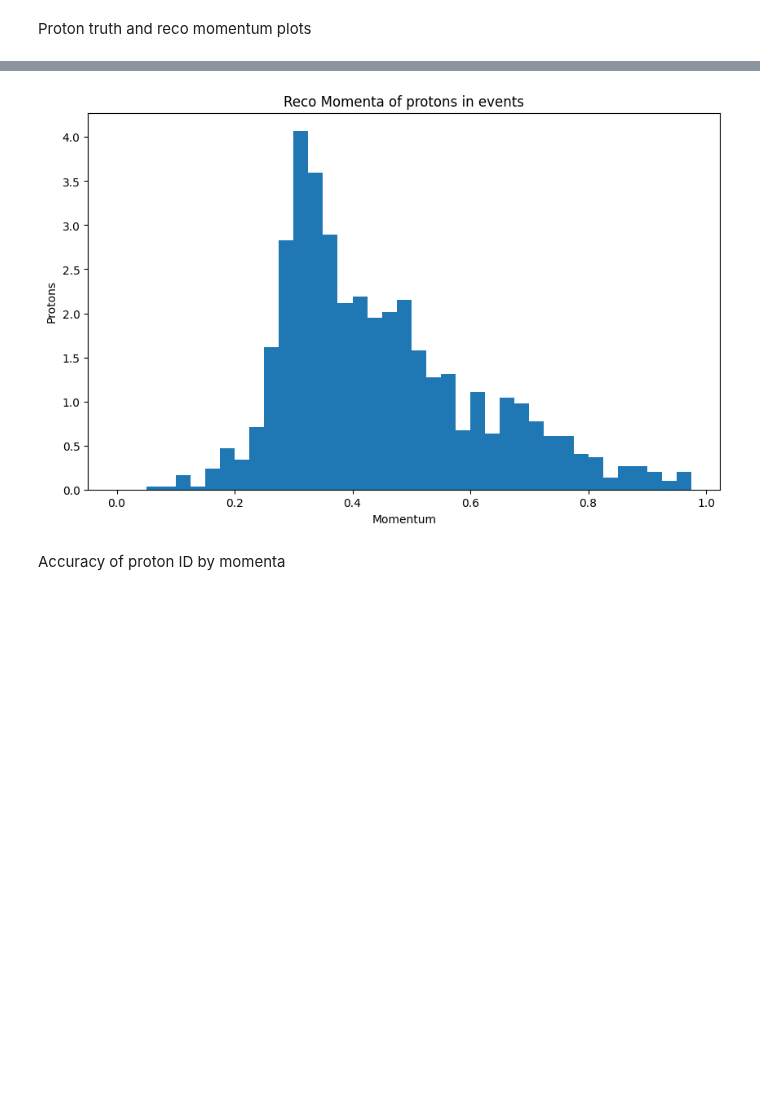
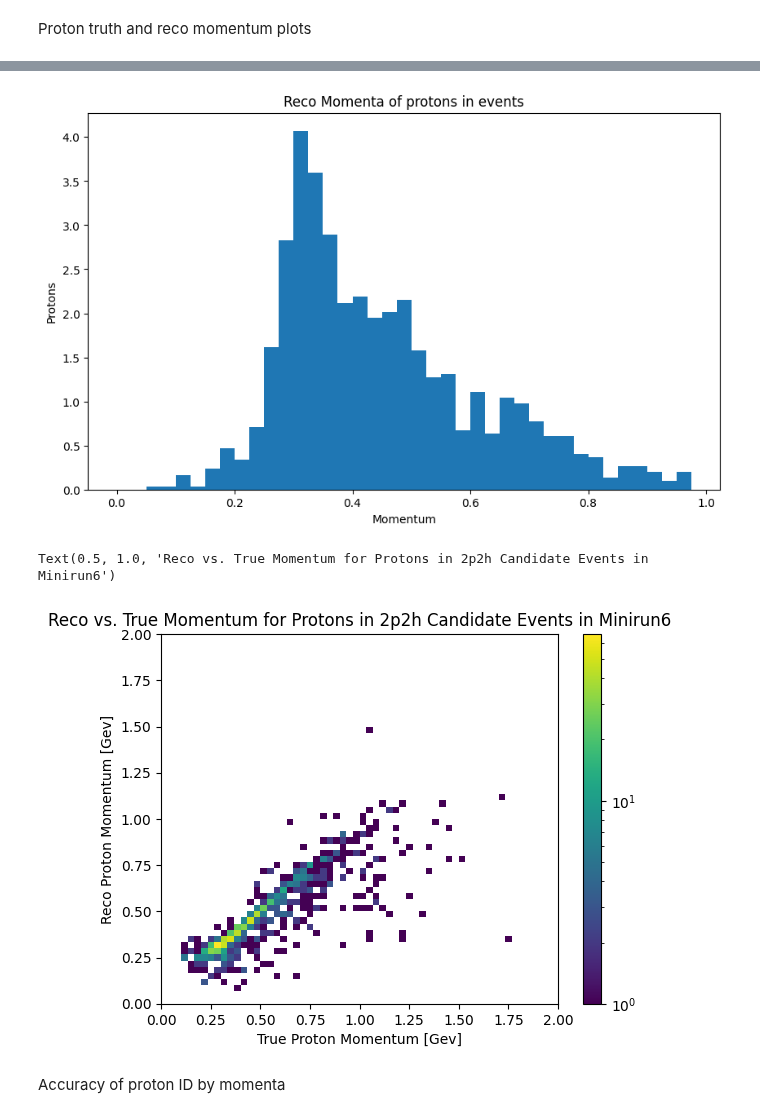
Before and after one commit to ZaeMoore/2x2_CAF, a Jupyter notebook: purity_efficiency/purity_efficiency.ipynb, the cells around one changed output, grey strips where cells are left out. Saved outputs shown, nothing was run; the diff lists cells and outputs as text; code cells hidden in the pictures; blank space fills up the shorter version.

```diff
--- a/purity_efficiency/purity_efficiency.ipynb
+++ b/purity_efficiency/purity_efficiency.ipynb
@@ -104,17 +108,18 @@ Efficiency = Number of true signal events that pass all cuts/Number of true sign
 Signal means the reconstructed event is the "signal" we are looking for (reco passes the cuts) <br>
 True means the truth level event is what we are looking for (truth passes the cuts)
 # %%
-#Arrays to save information
+#Arrays to save information on whether each event passes reco and true cuts
 true_signal_event = []
 true_event = []
 signal_event = []
 
-#For plots (save from reco information)
+#Reco momentum and proton angle information
 leading_p_p = []
 recoil_p_p = []
+muon_p = []
 theta_pp = []
 
-#Reco and true proton momentum and neutrino energy for plots
+#Reco and true proton momentum and neutrino energy
 true_proton_p = []
 reco_proton_p = []
 true_nu_momentum = []
@@ -123,6 +128,10 @@ true_nu_momentum = []
 true_proton_id = []
 reco_proton_id = []
 acc_proton_p = []
+
+#Proton true and reco momentum for 2D histogram
+hist_proton_truep = []
+hist_proton_recop = []
 
 #Loop through each file index
 for file_idx in np.unique(file_index):
@@ -187,12 +196,11 @@ for file_idx in np.unique(file_index):
     #Loop through each event in the file
     for ev in np.unique(event):
 
-        reco_passes = 0
-        truth_passes = 0
         reco_pdg_ev = reco_pdg[event == ev]
         true_pdg_ev = true_pdg[event == ev]
 
-        reco_passes = reco_cuts(reco_pdg[event == ev], reco_p_mag[event == ev])
+        #Do the reco event and matching truth event pass the cuts?
+        reco_passes = reco_cuts(reco_pdg[event == ev], reco_p_mag[event == ev], reco_track_end_x[event == ev], reco_track_end_y[event == ev], reco_track_end_z[event == ev])
         truth_passes = truth_cuts(true_pdg[event == ev], true_p_mag[event == ev], mode[event == ev][0])
 
         signal_event.append(reco_passes)
@@ -203,9 +211,10 @@ for file_idx in np.unique(file_index):
         else:
             true_signal_event.append(0)
 
-        #Save proton momentum information for plots
+        #Save proton and muon momentum information for plots
         proton_p_reco = reco_p_mag[event == ev][reco_pdg[event == ev] == 2212]
         proton_p_truth = true_p_mag[event == ev][true_pdg[event == ev] == 2212]
+        muon_p_reco = reco_p_mag[event == ev][reco_pdg[event == ev] == 13]
 
         #Loop through particles
         #Save info on if proton was identified correctly
@@ -217,8 +226,13 @@ for file_idx in np.unique(file_index):
                 if reco_pdg_ev[part] == 2212:
                     reco_proton_id.append(True)
 
+                    #Save proton momentum info for momentum 2d histogram only if the particle is both true and reco proton
+                    hist_proton_truep.append(true_p_mag[event == ev][part])
+                    hist_proton_recop.append(reco_p_mag[event == ev][part])
+
                 else:
                     reco_proton_id.append(False)
+
 
         nu_momentum = mag((nu_momentum_x[event == ev][0], nu_momentum_y[event == ev][0], nu_momentum_z[event == ev][0]))
 
@@ -234,6 +248,11 @@ for file_idx in np.unique(file_index):
         else:
             leading_p_p.append(max(proton_p_reco))
             recoil_p_p.append(min(proton_p_reco))
+
+        if len(muon_p_reco) == 0:
+            muon_p.append(0)
+        else:
+            muon_p.append(max(muon_p_reco))
 
         true_nu_momentum.append(nu_momentum)
 
@@ -414,24 +469,33 @@ Proton truth and reco momentum plots
 # %%
 #Split into lead and recoil?
 
 fig = plt.figure(figsize=(10,6))
 n, bins, edges = plt.hist(true_proton_p, bins=np.arange(0.0, 1.0, 0.025), density=True)
 plt.xticks(np.arange(0.0, 1.1, 0.2))
 plt.xlabel("Momentum")
 plt.ylabel("Protons")
 plt.title("True Momenta of protons in events")
 plt.show()
 
 fig = plt.figure(figsize=(10,6))
 n, bins, edges = plt.hist(reco_proton_p, bins=np.arange(0.0, 1.0, 0.025), density=True)
 plt.xticks(np.arange(0.0, 1.1, 0.2))
 plt.xlabel("Momentum")
 plt.ylabel("Protons")
 plt.title("Reco Momenta of protons in events")
 plt.show()
+
+#2d histogram
+plt.hist2d(hist_proton_truep, hist_proton_recop, bins=60, range=((0,2),(0,2)),norm=colors.LogNorm())
+plt.xlabel("True Proton Momentum [Gev]")
+plt.ylabel("Reco Proton Momentum [Gev]")
+plt.colorbar()
+plt.title("Reco vs. True Momentum for Protons in 2p2h Candidate Events in Minirun6")
 # %% [output]
 [figure]
 [figure]
+Text(0.5, 1.0, 'Reco vs. True Momentum for Protons in 2p2h Candidate Events in Minirun6')
+[figure, added]
 # %% [markdown]
 Accuracy of proton ID by momenta
 # %%
```
Also changed, not shown: parts of 6 cells of this notebook.
